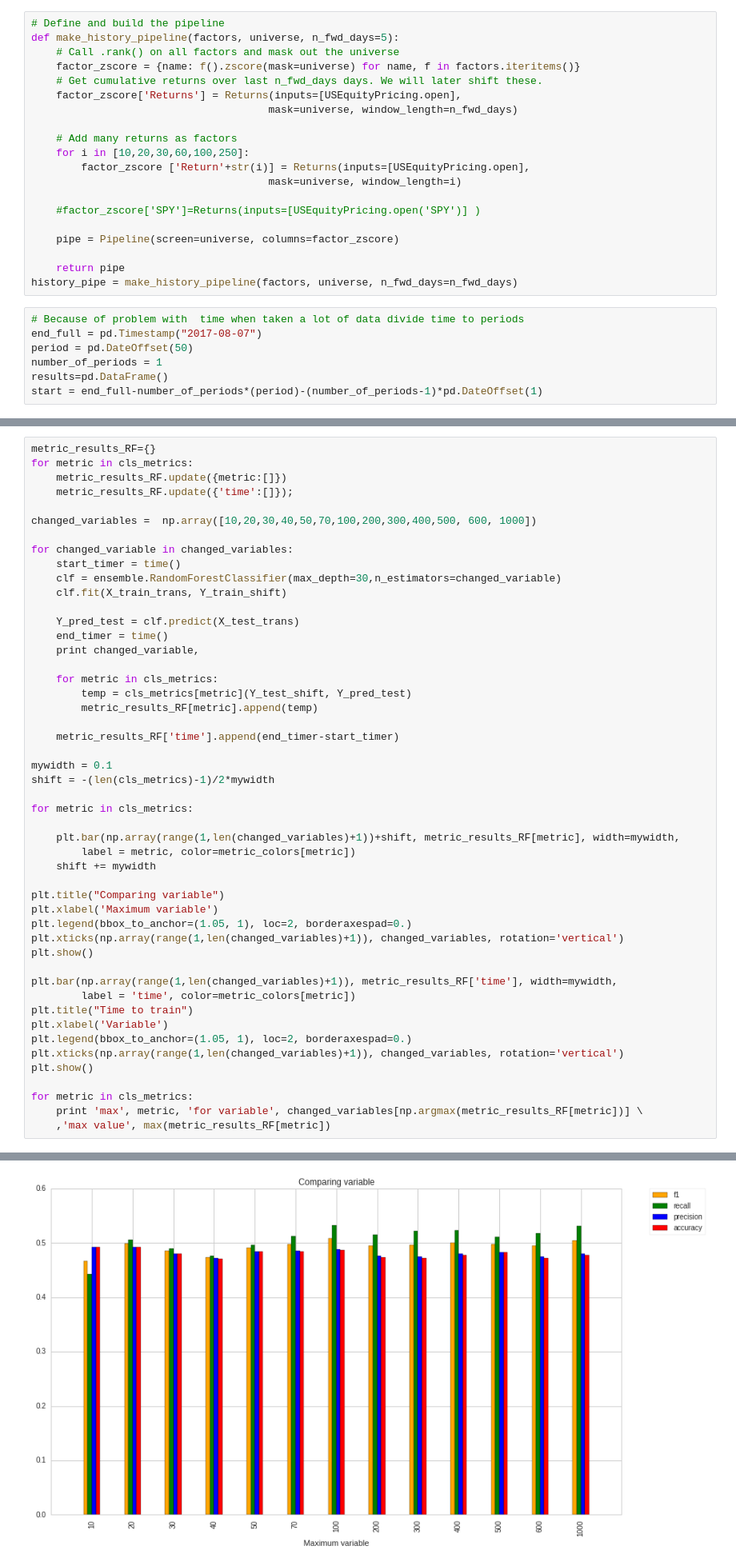
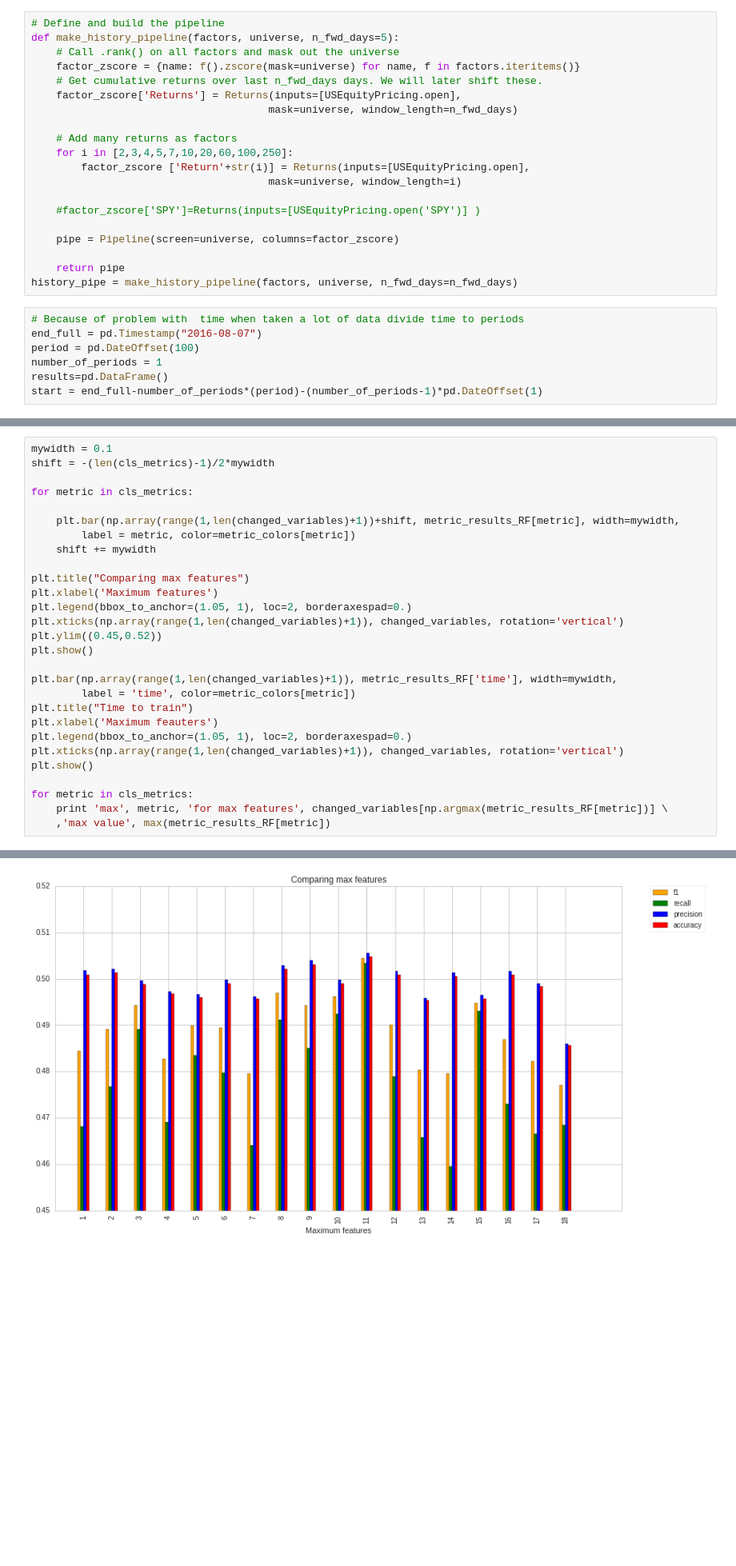
Before and after one commit to svyazhinvlad/Quant_machine_learning, a Jupyter notebook: 00+Machine+Learning+on+Quantopian+RF+%2B+PCA+DEV.ipynb, the cells around one changed output, grey strips where cells are left out. Shown at 80% size. Cells and saved outputs as stored; diff of their text form; blank space fills up the shorter version.

```diff
--- a/00+Machine+Learning+on+Quantopian+RF+%2B+PCA+DEV.ipynb
+++ b/00+Machine+Learning+on+Quantopian+RF+%2B+PCA+DEV.ipynb
@@ -210,7 +210,7 @@ def make_history_pipeline(factors, universe, n_fwd_days=5):
                                       mask=universe, window_length=n_fwd_days)
 
     # Add many returns as factors
-    for i in [10,20,30,60,100,250]:
+    for i in [2,3,4,5,7,10,20,60,100,250]:
         factor_zscore ['Return'+str(i)] = Returns(inputs=[USEquityPricing.open],
                                       mask=universe, window_length=i)
 
@@ -222,8 +222,8 @@ def make_history_pipeline(factors, universe, n_fwd_days=5):
 history_pipe = make_history_pipeline(factors, universe, n_fwd_days=n_fwd_days)
 # %%
 # Because of problem with  time when taken a lot of data divide time to periods
-end_full = pd.Timestamp("2017-08-07")
-period = pd.DateOffset(50)
+end_full = pd.Timestamp("2016-08-07")
+period = pd.DateOffset(100)
 number_of_periods = 1
 results=pd.DataFrame()
 start = end_full-number_of_periods*(period)-(number_of_periods-1)*pd.DateOffset(1)
@@ -428,26 +513,4 @@ accuracy for depth 3 max value 0.50867823765
 # %%
-metric_results_RF={}
-for metric in cls_metrics:
-    metric_results_RF.update({metric:[]})
-    metric_results_RF.update({'time':[]});
-
-changed_variables =  np.array([10,20,30,40,50,70,100,200,300,400,500, 600, 1000])
-
-for changed_variable in changed_variables:
-    start_timer = time()
-    clf = ensemble.RandomForestClassifier(max_depth=30,n_estimators=changed_variable)
-    clf.fit(X_train_trans, Y_train_shift)
-
-    Y_pred_test = clf.predict(X_test_trans)
-    end_timer = time()
-    print changed_variable,
-
-    for metric in cls_metrics:
-        temp = cls_metrics[metric](Y_test_shift, Y_pred_test)
-        metric_results_RF[metric].append(temp)
-
-    metric_results_RF['time'].append(end_timer-start_timer)
-
 mywidth = 0.1
 shift = -(len(cls_metrics)-1)/2*mywidth
 
@@ -457,21 +520,22 @@ for metric in cls_metrics:
         label = metric, color=metric_colors[metric])
     shift += mywidth
 
-plt.title("Comparing variable")
-plt.xlabel('Maximum variable')
+plt.title("Comparing max features")
+plt.xlabel('Maximum features')
 plt.legend(bbox_to_anchor=(1.05, 1), loc=2, borderaxespad=0.)
 plt.xticks(np.array(range(1,len(changed_variables)+1)), changed_variables, rotation='vertical')
+plt.ylim((0.45,0.52))
 plt.show()
 
 plt.bar(np.array(range(1,len(changed_variables)+1)), metric_results_RF['time'], width=mywidth,
         label = 'time', color=metric_colors[metric])
 plt.title("Time to train")
-plt.xlabel('Variable')
+plt.xlabel('Maximum feauters')
 plt.legend(bbox_to_anchor=(1.05, 1), loc=2, borderaxespad=0.)
 plt.xticks(np.array(range(1,len(changed_variables)+1)), changed_variables, rotation='vertical')
 plt.show()
 
 for metric in cls_metrics:
-    print 'max', metric, 'for variable', changed_variables[np.argmax(metric_results_RF[metric])] \
+    print 'max', metric, 'for max features', changed_variables[np.argmax(metric_results_RF[metric])] \
     ,'max value', max(metric_results_RF[metric])
 # %% [output]
@@ -479 +542 @@ for metric in cls_metrics:
-[figure, old version]
+[figure, new version]
```
Also changed, not shown: parts of 25 cells of this notebook, 4 other files.
